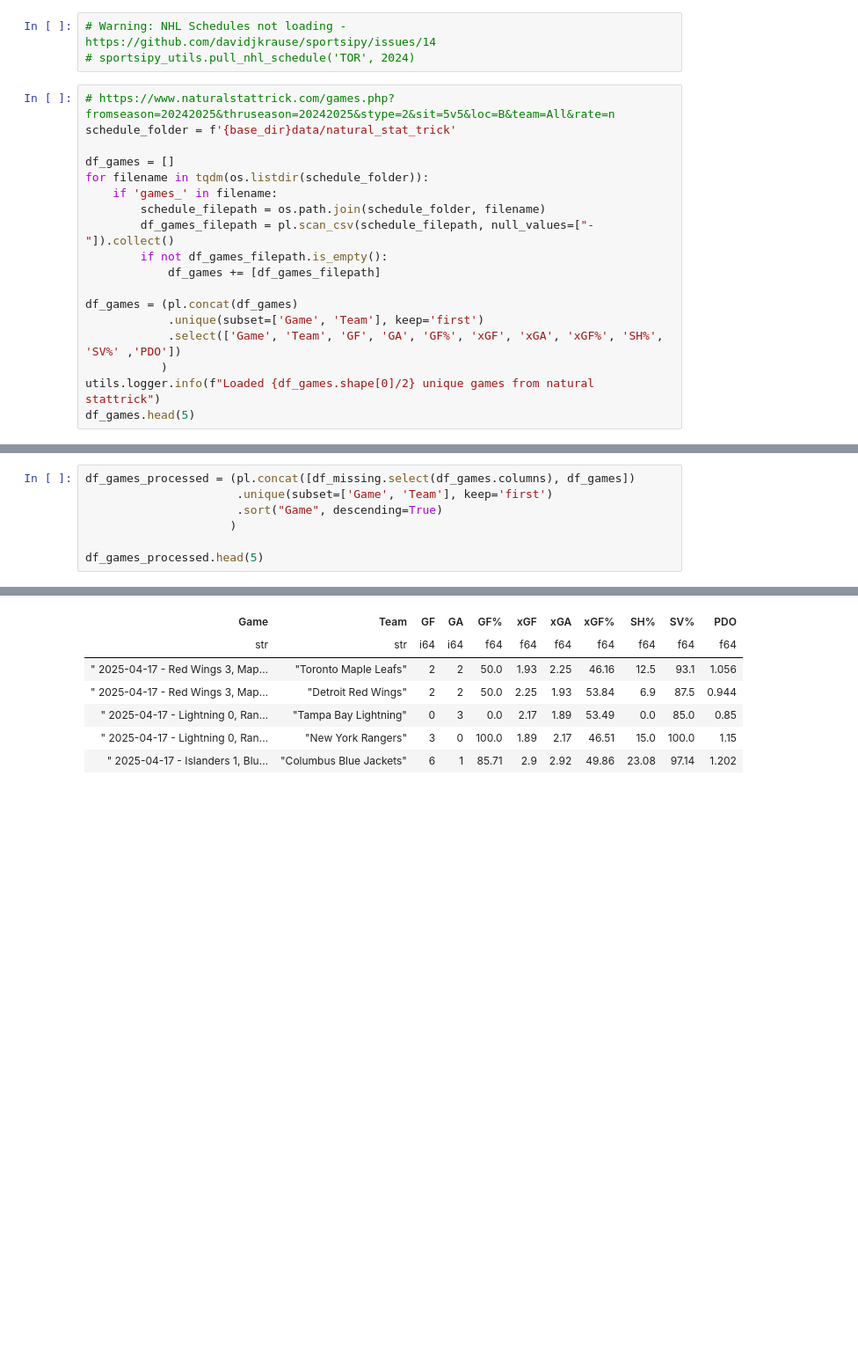
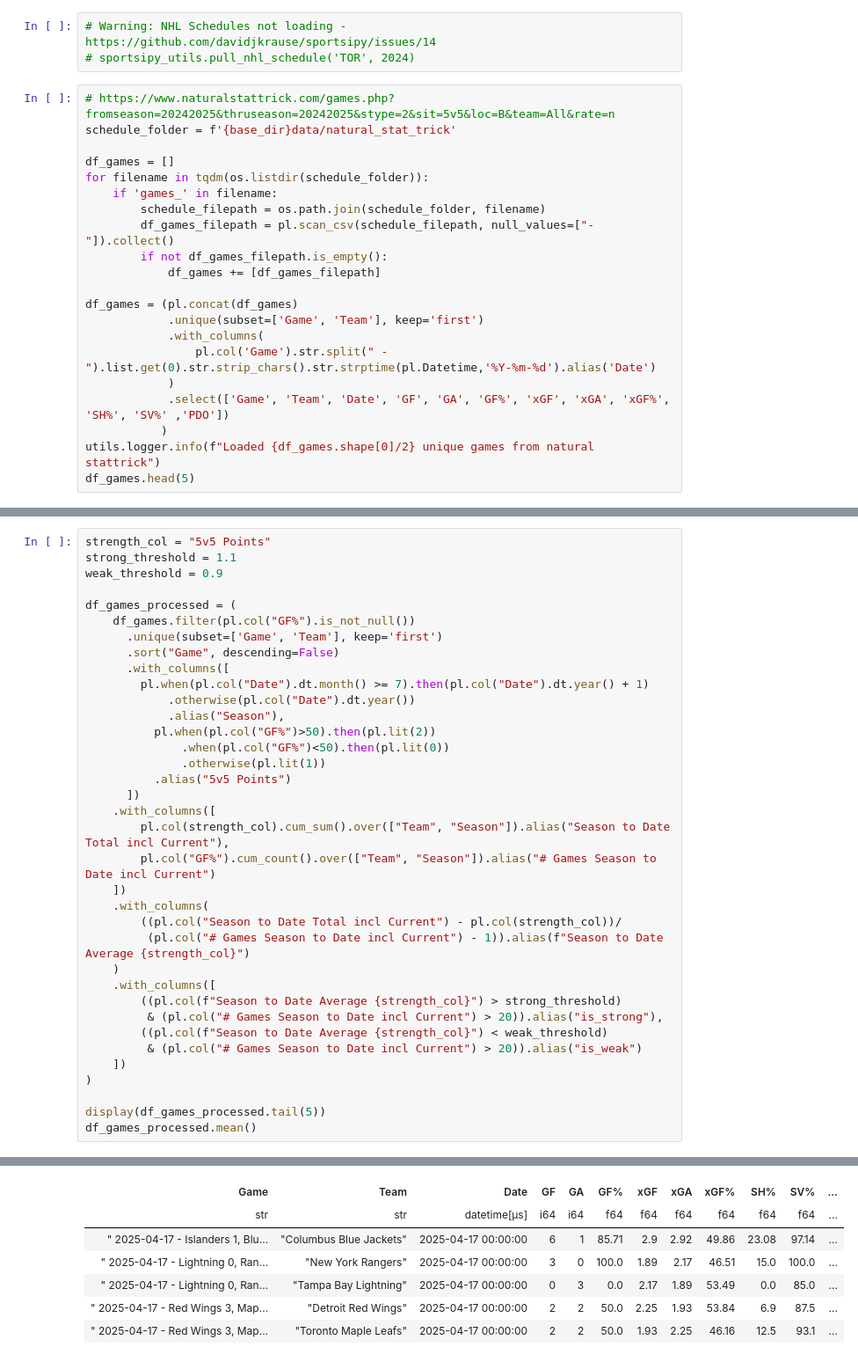
Before and after one commit to hLuo27/projects, a Jupyter notebook: notebooks/2025-09-13 NHL Trap Games.ipynb, the cells around one changed output, grey strips where cells are left out. Shown at 88% size. Saved outputs shown, nothing was run; the diff lists cells and outputs as text; blank space fills up the shorter version.

```diff
--- a/notebooks/2025-09-13 NHL Trap Games.ipynb
+++ b/notebooks/2025-09-13 NHL Trap Games.ipynb
@@ -31,7 +35,10 @@ for filename in tqdm(os.listdir(schedule_folder)):
 
 df_games = (pl.concat(df_games)
             .unique(subset=['Game', 'Team'], keep='first')
-            .select(['Game', 'Team', 'GF', 'GA', 'GF%', 'xGF', 'xGA', 'xGF%', 'SH%', 'SV%' ,'PDO'])
+            .with_columns(
+                pl.col('Game').str.split(" - ").list.get(0).str.strip_chars().str.strptime(pl.Datetime,'%Y-%m-%d').alias('Date')
+            )
+            .select(['Game', 'Team', 'Date', 'GF', 'GA', 'GF%', 'xGF', 'xGA', 'xGF%', 'SH%', 'SV%' ,'PDO'])
            )
 utils.logger.info(f"Loaded {df_games.shape[0]/2} unique games from natural stattrick")
 df_games.head(5)
@@ -96,8 +63,37 @@ shape: (5, 15)
 # %%
-df_games_processed = (pl.concat([df_missing.select(df_games.columns), df_games])
-                      .unique(subset=['Game', 'Team'], keep='first')
-                      .sort("Game", descending=True)
-                     )
+strength_col = "5v5 Points"
+strong_threshold = 1.1
+weak_threshold = 0.9
 
-df_games_processed.head(5)
+df_games_processed = (
+    df_games.filter(pl.col("GF%").is_not_null())
+      .unique(subset=['Game', 'Team'], keep='first')
+      .sort("Game", descending=False)
+      .with_columns([
+        pl.when(pl.col("Date").dt.month() >= 7).then(pl.col("Date").dt.year() + 1)
+            .otherwise(pl.col("Date").dt.year())
+            .alias("Season"),
+          pl.when(pl.col("GF%")>50).then(pl.lit(2))
+              .when(pl.col("GF%")<50).then(pl.lit(0))
+              .otherwise(pl.lit(1))
+          .alias("5v5 Points")
+      ])
+    .with_columns([
+        pl.col(strength_col).cum_sum().over(["Team", "Season"]).alias("Season to Date Total incl Current"),
+        pl.col("GF%").cum_count().over(["Team", "Season"]).alias("# Games Season to Date incl Current")
+    ])
+    .with_columns(
+        ((pl.col("Season to Date Total incl Current") - pl.col(strength_col))/
+         (pl.col("# Games Season to Date incl Current") - 1)).alias(f"Season to Date Average {strength_col}")
+    )
+    .with_columns([
+        ((pl.col(f"Season to Date Average {strength_col}") > strong_threshold)
+         & (pl.col("# Games Season to Date incl Current") > 20)).alias("is_strong"),
+        ((pl.col(f"Season to Date Average {strength_col}") < weak_threshold)
+         & (pl.col("# Games Season to Date incl Current") > 20)).alias("is_weak")
+    ])
+)
+
+display(df_games_processed.tail(5))
+df_games_processed.mean()
 # %% [output]
@@ -105,7 +101,7 @@ shape: (5, 11)
-| Game | Team | GF | GA | GF% | xGF | xGA | xGF% | SH% | SV% | PDO |
-| str | str | i64 | i64 | f64 | f64 | f64 | f64 | f64 | f64 | f64 |
-| " 2025-04-17 - Red Wings 3, Map… | "Toronto Maple Leafs" | 2 | 2 | 50.0 | 1.93 | 2.25 | 46.16 | 12.5 | 93.1 | 1.056 |
-| " 2025-04-17 - Red Wings 3, Map… | "Detroit Red Wings" | 2 | 2 | 50.0 | 2.25 | 1.93 | 53.84 | 6.9 | 87.5 | 0.944 |
-| " 2025-04-17 - Lightning 0, Ran… | "Tampa Bay Lightning" | 0 | 3 | 0.0 | 2.17 | 1.89 | 53.49 | 0.0 | 85.0 | 0.85 |
-| " 2025-04-17 - Lightning 0, Ran… | "New York Rangers" | 3 | 0 | 100.0 | 1.89 | 2.17 | 46.51 | 15.0 | 100.0 | 1.15 |
-| " 2025-04-17 - Islanders 1, Blu… | "Columbus Blue Jackets" | 6 | 1 | 85.71 | 2.9 | 2.92 | 49.86 | 23.08 | 97.14 | 1.202 |
+| Game | Team | Date | GF | GA | GF% | xGF | xGA | xGF% | SH% | SV% | ... |
+| str | str | datetime[μs] | i64 | i64 | f64 | f64 | f64 | f64 | f64 | f64 | ... |
+| " 2025-04-17 - Islanders 1, Blu… | "Columbus Blue Jackets" | 2025-04-17 00:00:00 | 6 | 1 | 85.71 | 2.9 | 2.92 | 49.86 | 23.08 | 97.14 | ... |
+| " 2025-04-17 - Lightning 0, Ran… | "New York Rangers" | 2025-04-17 00:00:00 | 3 | 0 | 100.0 | 1.89 | 2.17 | 46.51 | 15.0 | 100.0 | ... |
+| " 2025-04-17 - Lightning 0, Ran… | "Tampa Bay Lightning" | 2025-04-17 00:00:00 | 0 | 3 | 0.0 | 2.17 | 1.89 | 53.49 | 0.0 | 85.0 | ... |
+| " 2025-04-17 - Red Wings 3, Map… | "Detroit Red Wings" | 2025-04-17 00:00:00 | 2 | 2 | 50.0 | 2.25 | 1.93 | 53.84 | 6.9 | 87.5 | ... |
+| " 2025-04-17 - Red Wings 3, Map… | "Toronto Maple Leafs" | 2025-04-17 00:00:00 | 2 | 2 | 50.0 | 1.93 | 2.25 | 46.16 | 12.5 | 93.1 | ... |
```
Also changed, not shown: parts of 9 cells of this notebook.
